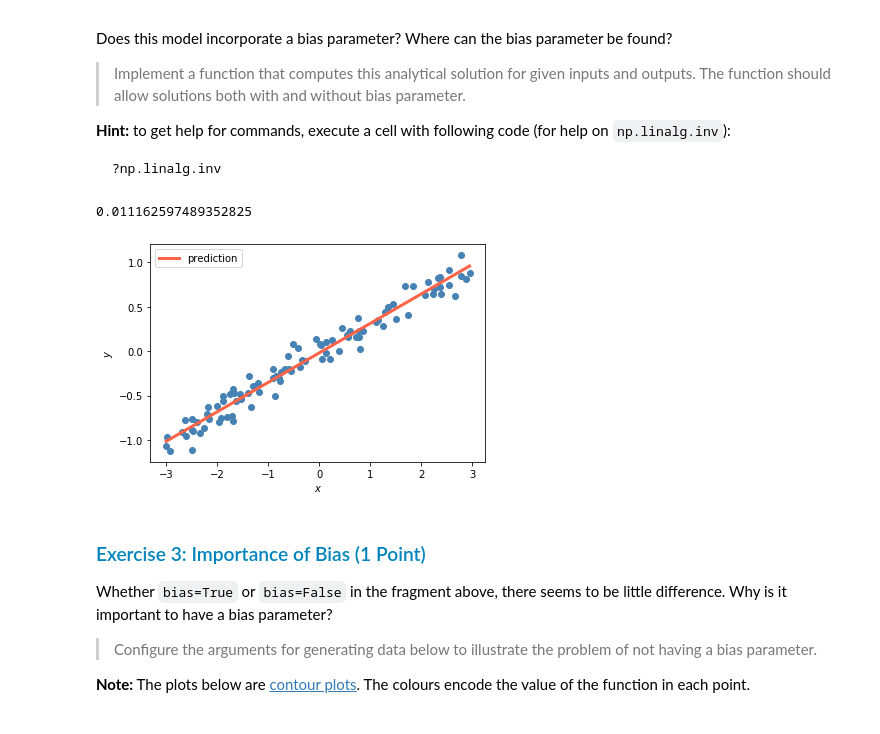
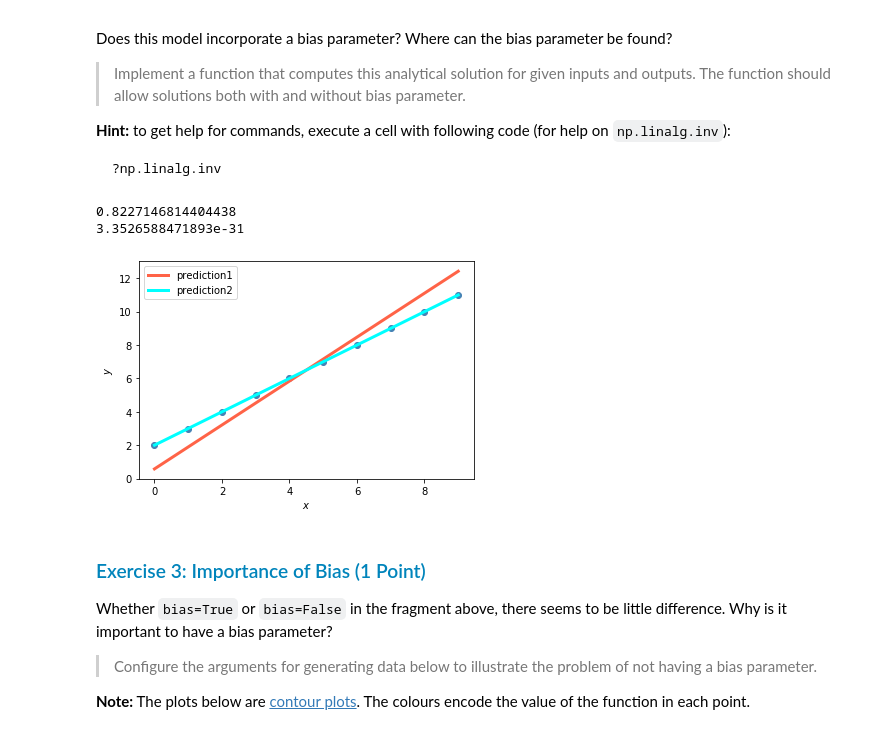
Before and after one commit to codewerfer/Deep-Learning-and-Neural-Nets-I, a Jupyter notebook: UE01/Assignment1_k01355432.ipynb, the cells around one changed output. Drawn from its saved outputs; the diff is of its cells as text; code cells hidden in the pictures.

```diff
--- a/UE01/Assignment1_k01355432.ipynb
+++ b/UE01/Assignment1_k01355432.ipynb
@@ -290,7 +304,9 @@ def analytical_solution(x, y, bias=True):
         "N dimension of input x and y differs: x" + \
         str(x.shape) + " y" + str(y.shape)
     #theta = ((x.T.dot(x))**-1).dot(x.T).dot(y)
-    theta = np.linalg.inv(x.T.dot(x)).dot(x.T).dot(y)# D×K
+    #theta = np.linalg.inv(x.T.dot(x)).dot(x.T).dot(y)# D×K
+
+    theta = np.linalg.inv(x.T @ x) @ x.T @ y
     if bias:
         ############
         #b = np.dot(x, theta)# N×D.D×K
@@ -313,15 +329,55 @@ def analytical_solution(x, y, bias=True):
         "Missmatch of dimension for B" + str(b.shape) + \
         " should be (" + str(dim_K) + ", 1)"
     return w, b
+
+    ### corrected:
+def analytical_solution_corrected(x, y, bias=True):
+    ### alternative1:
+    x_alt = x
+    if bias:
+        x_alt = np.append(np.ones((x.shape[0],1))*bias,x,axis=1)
+    r = (np.linalg.inv(x_alt.transpose() @ x_alt) @ x_alt.transpose() @ y).T
+    if bias:
+        w_alt1, b_alt1 = r[:,1:], r[:,0]
+    else:
+        w_alt1, b_alt1 = r[:,:], np.zeros((y.shape[1],))
+    ### alternative2:
+    #x_alt = np.append(np.full((x.shape[0],1),bias),x,axis=1)
+    #r = (np.linalg.inv(x_alt.T @ x_alt) @ x_alt.T @ y).T
+    #w_alt2, b_alt2 = r[:,1:], r[:,0]
+    ### return
+
+    #assert np.array_equal(w_alt1, w_alt2), "Missmatch"
+    #assert np.array_equal(b_alt1, b_alt2), "Missmatch"
+
+    #assert np.array_equal(w_alt1, w), "Missmatch" + str(w) + " != " + str(w_alt1)
+    #assert np.array_equal(b_alt1, b), "Missmatch" + str(b) + " != " + str(b_alt1)
+    return w_alt1, b_alt1
 # %%
 x, y = plane_data(d=1, seed=1856)
+
+offset = 2
+
+x = np.full((1,10), range(10)).T
+#x = (x - 49.5) * 0.02
+
+y = x + offset
+noise = np.full((1,10), np.random.normal(0,2,10)).T
+#y = y + noise
+
 w, b = analytical_solution(x, y, bias=True)
 pred = my_first_network(x, w, b)
 print(np.mean(squared_error(pred, y), axis=0).item())
-show_1d_model(x, y, w, b, lambda x: x)
+#show_1d_model(x, y, w, b, lambda x: x)
+
+w2, b2 = analytical_solution_corrected(x, y, bias=True)
+pred2 = my_first_network(x, w2, b2)
+print(np.mean(squared_error(pred2, y), axis=0).item())
+show_1d_models(x, y, w, b, lambda x: x, w2, b2, lambda x: x)
 # %% [output]
-0.011162597489352825
+0.8227146814404438
+3.3526588471893e-31
-[figure, old version]
+[figure, new version]
 # %% [markdown]
 <h3 style="color:#0084bb">Exercise 3: Importance of Bias (1 Point)</h3>
 
```
Also changed, not shown: parts of 3 cells of this notebook.
